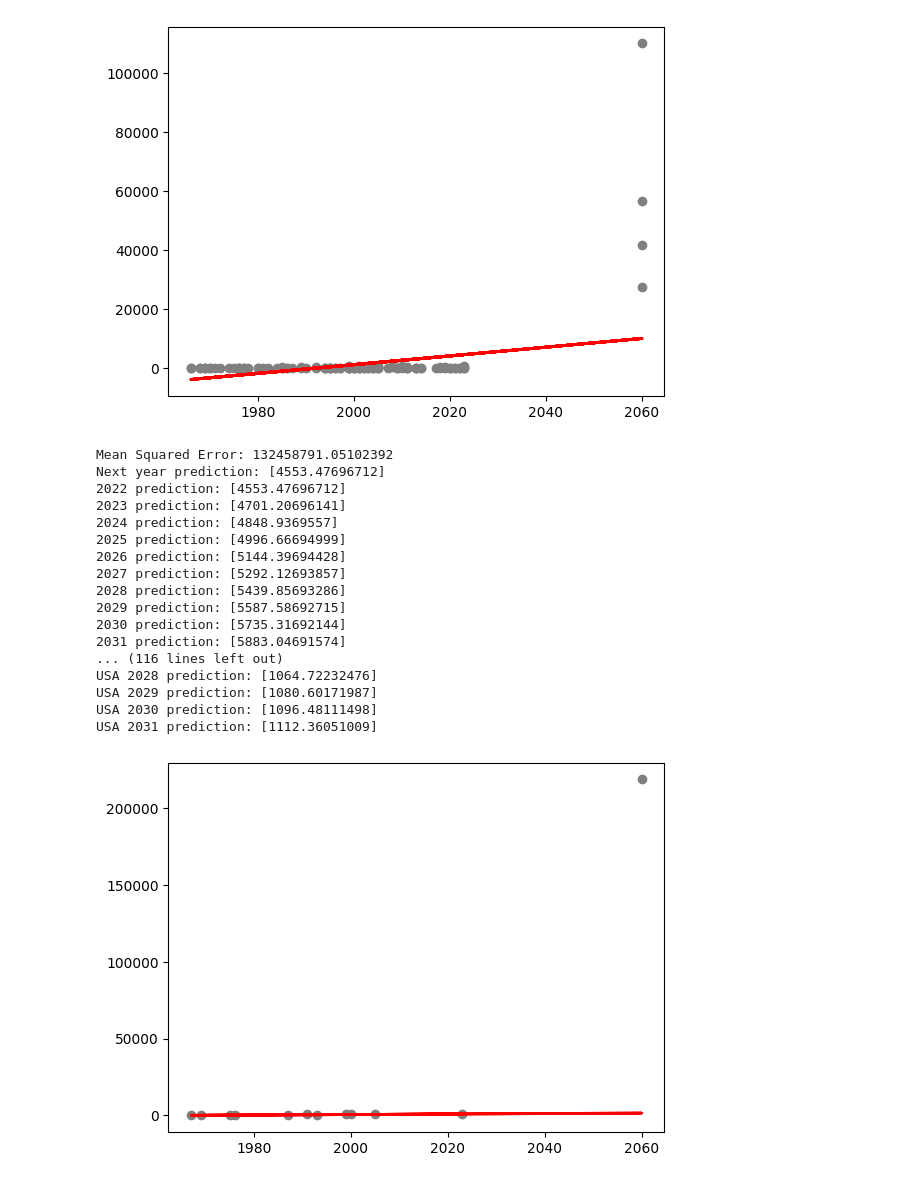
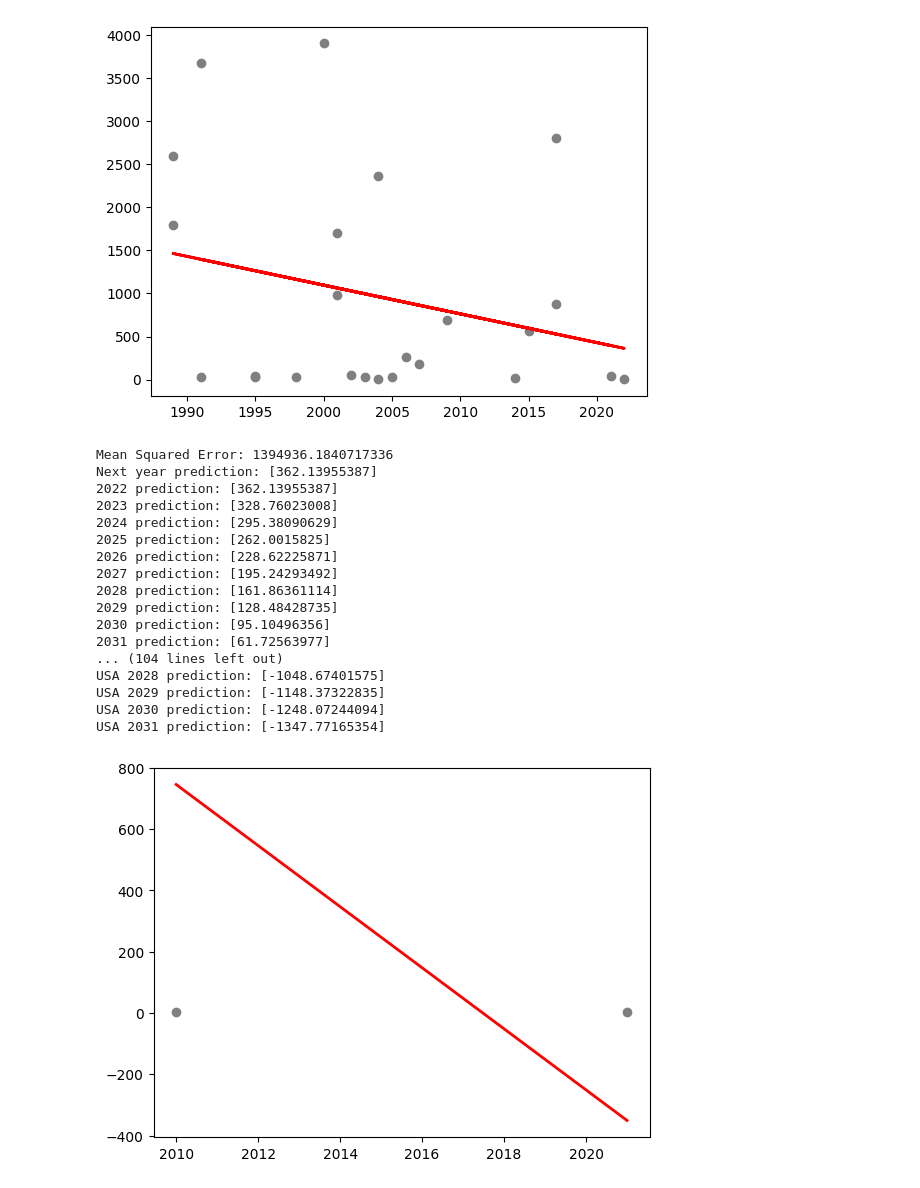
Before and after one commit to sebacruz1/IA_LAB1, a Jupyter notebook: LAb.ipynb, the cells around one changed output. Cells and saved outputs as stored; diff of their text form; code cells hidden in the pictures.

```diff
--- a/LAb.ipynb
+++ b/LAb.ipynb
@@ -8,7 +8,7 @@ db.head()
 db['Año'] = pd.to_datetime(db['Año'], format='%Y')
 db['Año'] = db['Año'].dt.year
 
-db = db[['ID', 'Año', 'Pais', 'TWh']]
+db = db[['ID', 'Año', 'Pais', 'Muertes']]
 
 #set the id NaN as the first three letters of Pais
 db['ID'] = db['ID'].fillna(db['Pais'].str[:3].str.upper())
@@ -37,9 +37,9 @@ import matplotlib.pyplot as plt
 
 #add by country and year
 
-db['TWh'] = pd.to_numeric(db['TWh'], errors='coerce')
+db['Muertes'] = pd.to_numeric(db['Muertes'], errors='coerce')
 db = db.groupby(['ID', 'Año']).sum().reset_index()
-db = db[db['TWh'] > 0]
+db = db[db['Muertes'] > 0]
 #filter by big countries
 db = db[db['ID'].isin(['USA', 'CHN', 'RUS', 'IND', 'BRA', 'JPN', 'DEU', 'CAN', 'FRA', 'GBR'])]
 
@@ -47,7 +47,7 @@ db = db[db['ID'].isin(['USA', 'CHN', 'RUS', 'IND', 'BRA', 'JPN', 'DEU', 'CAN', '
 
 X = db[['Año']]
 
-y = db['TWh']
+y = db['Muertes']
 
 X_train, X_test, y_train, y_test = train_test_split(X, y, test_size=0.2, random_state=0)
 
@@ -89,50 +89,50 @@ for country in db['ID'].unique():
 
     db_country = db[db['ID'] == country]
 
     X = db_country[['Año']]
 
-    y = db_country['TWh']
+    y = db_country['Muertes']
 
     X_train, X_test, y_train, y_test = train_test_split(X, y, test_size=0.2, random_state=0)
 
     model = LinearRegression()
 
     model.fit(X_train, y_train)
 
     y_pred = model.predict(X_test)
 
     print(f'{country} Mean Squared Error:', mean_squared_error(y_test, y_pred))
 
     print(f'{country} Next year prediction:', model.predict([[2022]]))
 
     for i in range(2022, 2032):
 
         print(f'{country} {i} prediction:', model.predict([[i]]))
 
 #plot
 
 plt.scatter(X_test, y_test, color='gray')
 
 plt.plot(X_test, y_pred, color='red', linewidth=2)
 
 plt.show()
 # %% [output]
-[figure, old version]
+[figure, new version]
-Mean Squared Error: 132458791.05102392
-Next year prediction: [4553.47696712]
-2022 prediction: [4553.47696712]
-2023 prediction: [4701.20696141]
-2024 prediction: [4848.9369557]
-2025 prediction: [4996.66694999]
-2026 prediction: [5144.39694428]
-2027 prediction: [5292.12693857]
-2028 prediction: [5439.85693286]
-2029 prediction: [5587.58692715]
-2030 prediction: [5735.31692144]
-2031 prediction: [5883.04691574]
-... (116 lines left out)
-USA 2028 prediction: [1064.72232476]
-USA 2029 prediction: [1080.60171987]
-USA 2030 prediction: [1096.48111498]
-USA 2031 prediction: [1112.36051009]
+Mean Squared Error: 1394936.1840717336
+Next year prediction: [362.13955387]
+2022 prediction: [362.13955387]
+2023 prediction: [328.76023008]
+2024 prediction: [295.38090629]
+2025 prediction: [262.0015825]
+2026 prediction: [228.62225871]
+2027 prediction: [195.24293492]
+2028 prediction: [161.86361114]
+2029 prediction: [128.48428735]
+2030 prediction: [95.10496356]
+2031 prediction: [61.72563977]
+... (104 lines left out)
+USA 2028 prediction: [-1048.67401575]
+USA 2029 prediction: [-1148.37322835]
+USA 2030 prediction: [-1248.07244094]
+USA 2031 prediction: [-1347.77165354]
-[figure, old version]
+[figure, new version]
```
Also changed, not shown: parts of 1 cell of this notebook, 1 other file.
